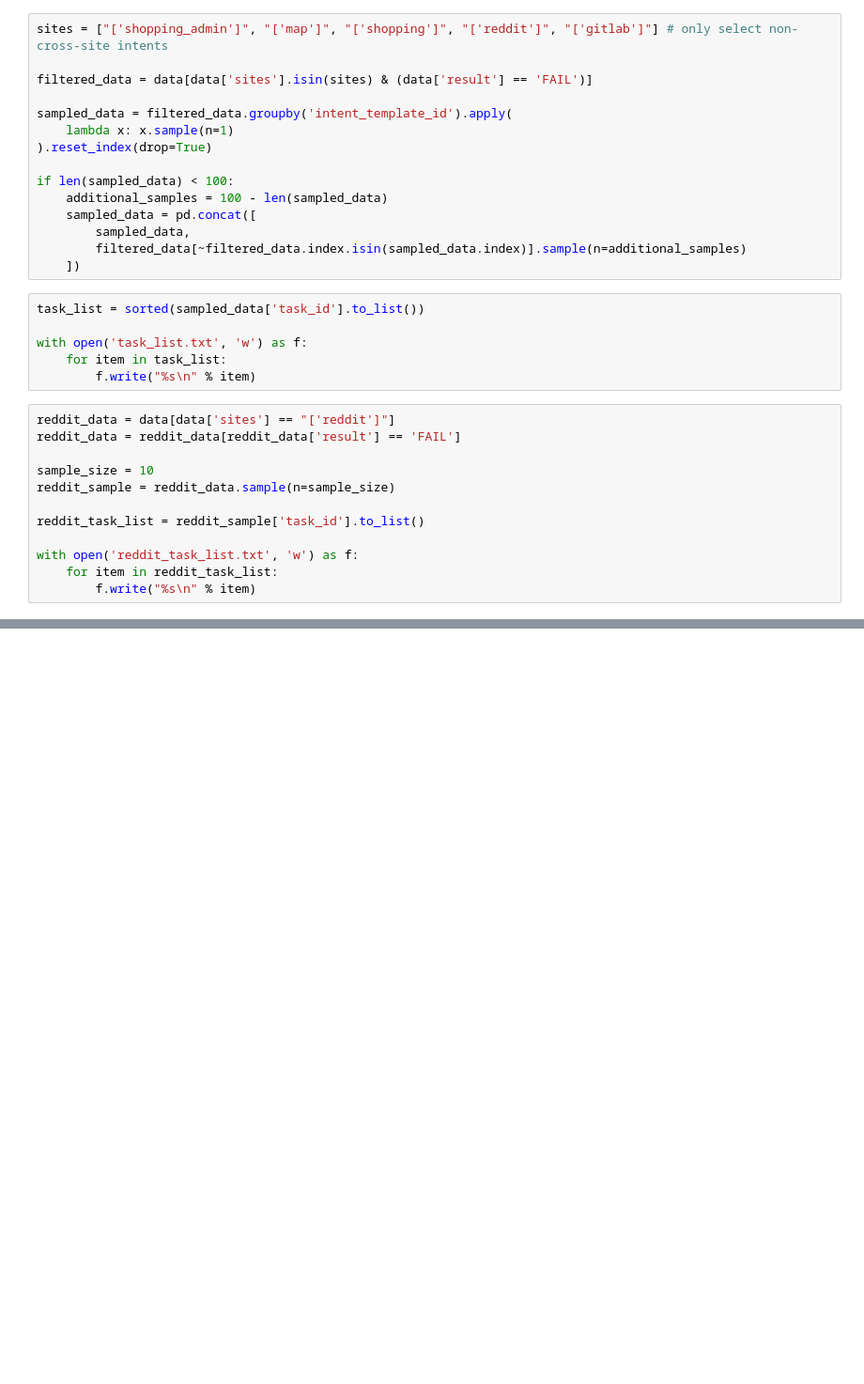
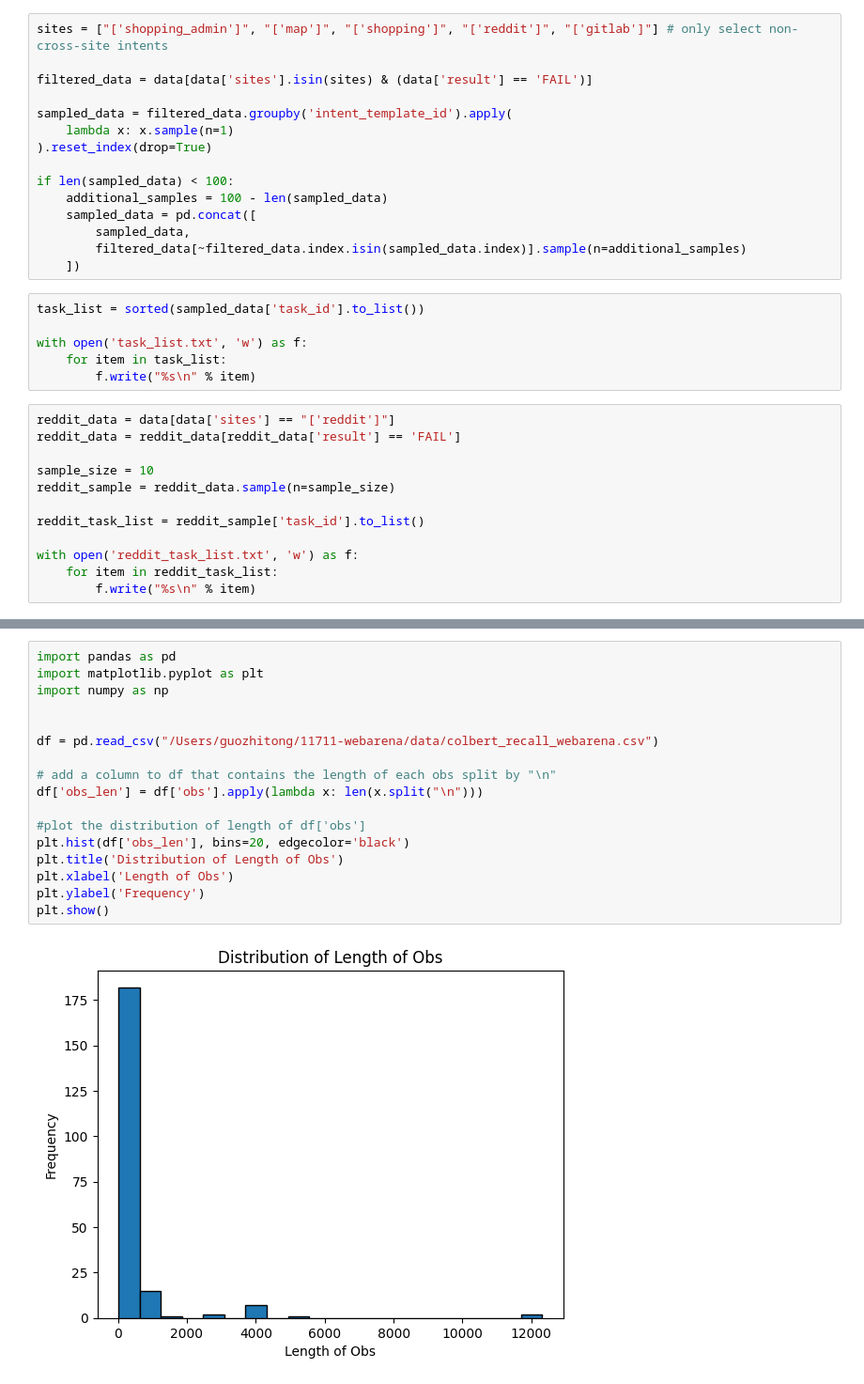
Before and after one commit to HoningJade/NLP-and-LM-for-web-agents, a Jupyter notebook: webarena_analysis/webarena_distribution.ipynb, the cells around one changed output, grey strips where cells are left out. Shown at 94% size. Saved outputs shown, nothing was run; the diff lists cells and outputs as text; blank space fills up the shorter version.

```diff
--- a/webarena_analysis/webarena_distribution.ipynb
+++ b/webarena_analysis/webarena_distribution.ipynb
@@ -176,0 +240,19 @@ with open('reddit_task_list.txt', 'w') as f:
+# %%
+import pandas as pd
+import matplotlib.pyplot as plt
+import numpy as np
+
+
+df = pd.read_csv("/Users/guozhitong/11711-webarena/data/colbert_recall_webarena.csv")
+
+# add a column to df that contains the length of each obs split by "\n"
+df['obs_len'] = df['obs'].apply(lambda x: len(x.split("\n")))
+
+#plot the distribution of length of df['obs']
+plt.hist(df['obs_len'], bins=20, edgecolor='black')
+plt.title('Distribution of Length of Obs')
+plt.xlabel('Length of Obs')
+plt.ylabel('Frequency')
+plt.show()
+# %% [output]
+[figure, added]
```
Also changed, not shown: parts of 4 cells of this notebook.
